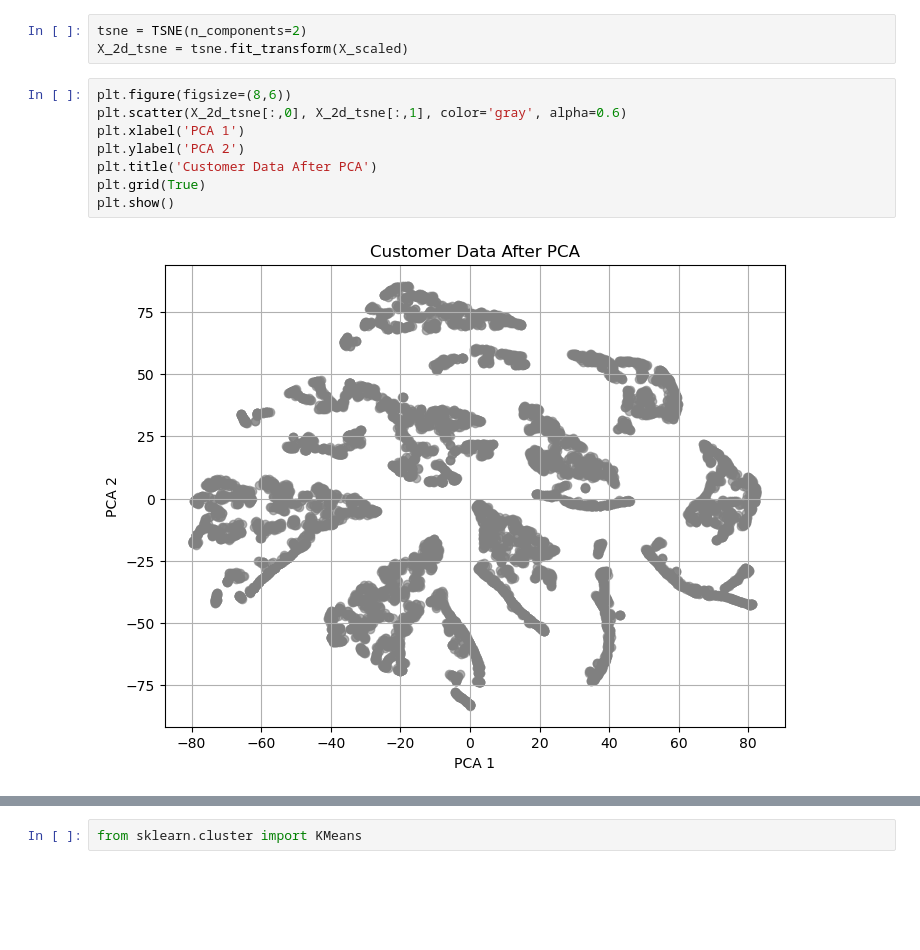
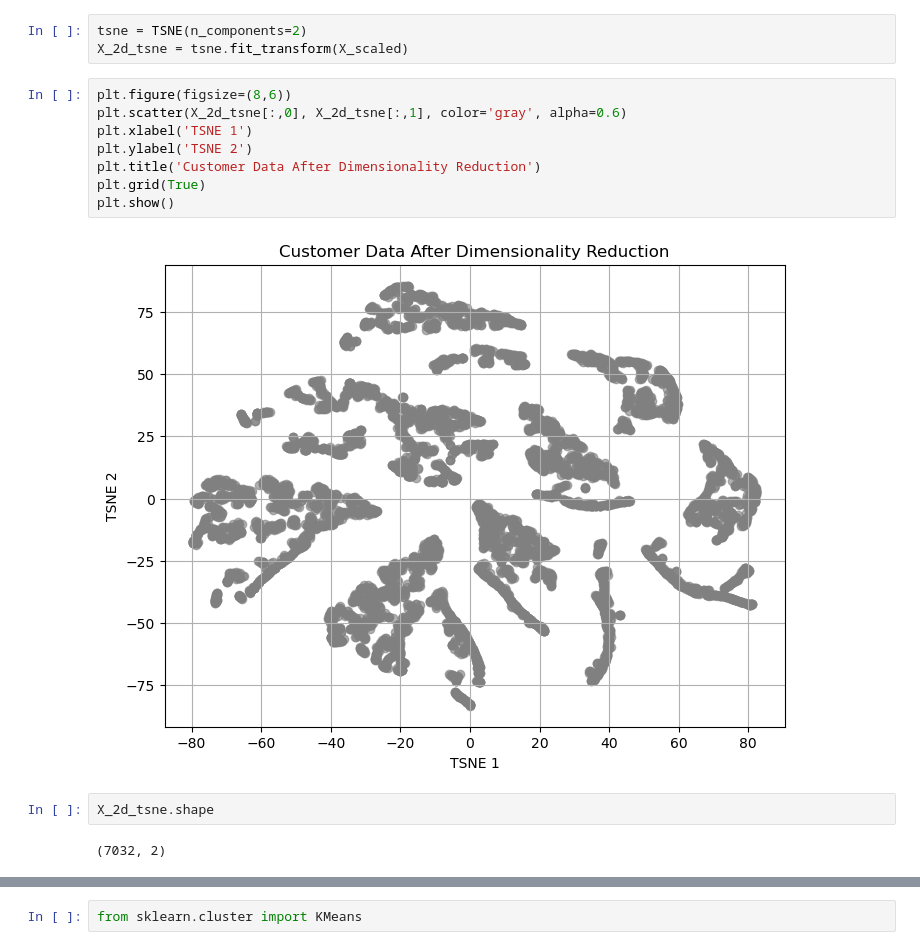
Before and after one commit to HamedRabbani/Telco_Customer_Churn, a Jupyter notebook: Notebooks/K-Means_RFM.ipynb, the cells around one changed output, grey strips where cells are left out. Saved outputs shown, nothing was run; the diff lists cells and outputs as text; blank space fills up the shorter version.

```diff
--- a/Notebooks/K-Means_RFM.ipynb
+++ b/Notebooks/K-Means_RFM.ipynb
@@ -279,13 +319,17 @@ X_2d_tsne = tsne.fit_transform(X_scaled)
 # %%
 plt.figure(figsize=(8,6))
 plt.scatter(X_2d_tsne[:,0], X_2d_tsne[:,1], color='gray', alpha=0.6)
-plt.xlabel('PCA 1')
-plt.ylabel('PCA 2')
-plt.title('Customer Data After PCA')
+plt.xlabel('TSNE 1')
+plt.ylabel('TSNE 2')
+plt.title('Customer Data After Dimensionality Reduction')
 plt.grid(True)
 plt.show()
 # %% [output]
-[figure, old version]
+[figure, new version]
+# %%
+X_2d_tsne.shape
+# %% [output]
+(7032, 2)
 # %%
 plt.figure(figsize=(8,6))
 plt.scatter(X_2d_tsne[:,0], X_2d_tsne[:,1],c=new_tables['Churn'], cmap='coolwarm')
```
Also changed, not shown: parts of 36 cells of this notebook.
